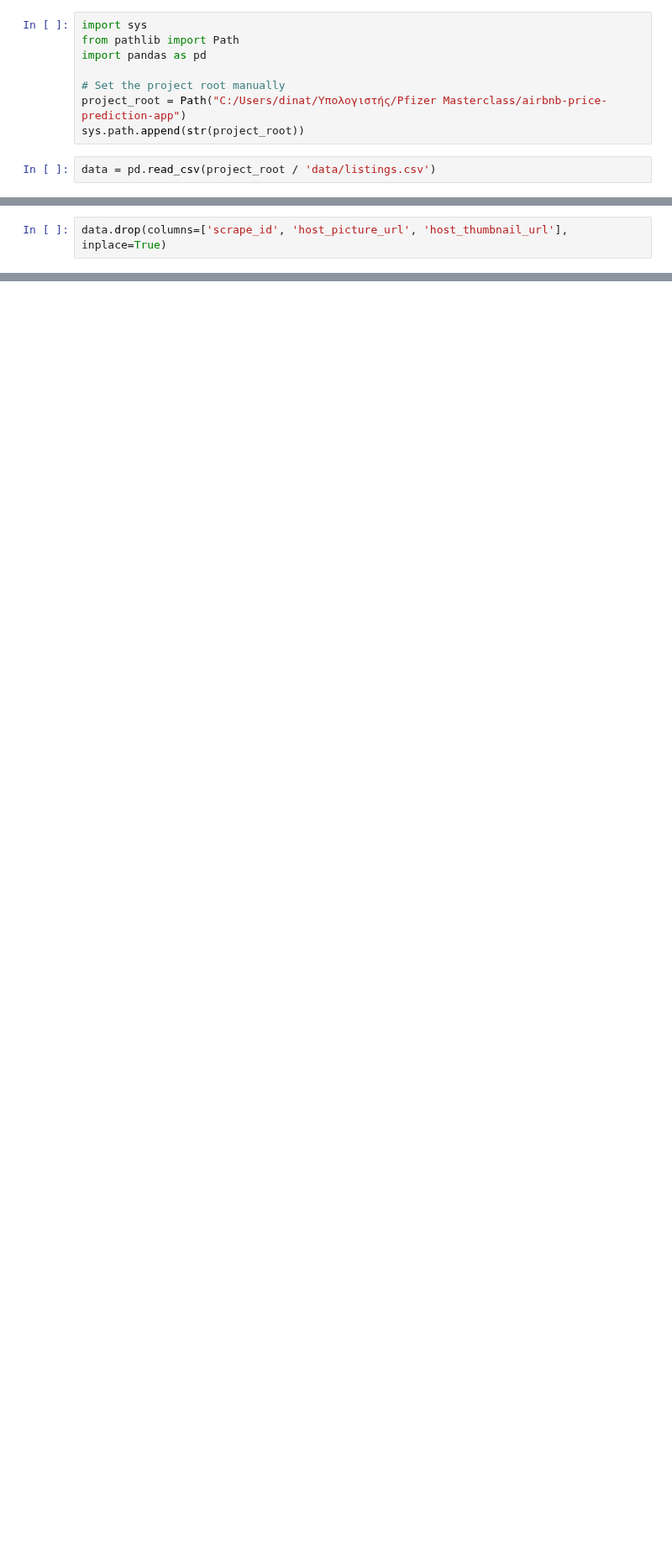
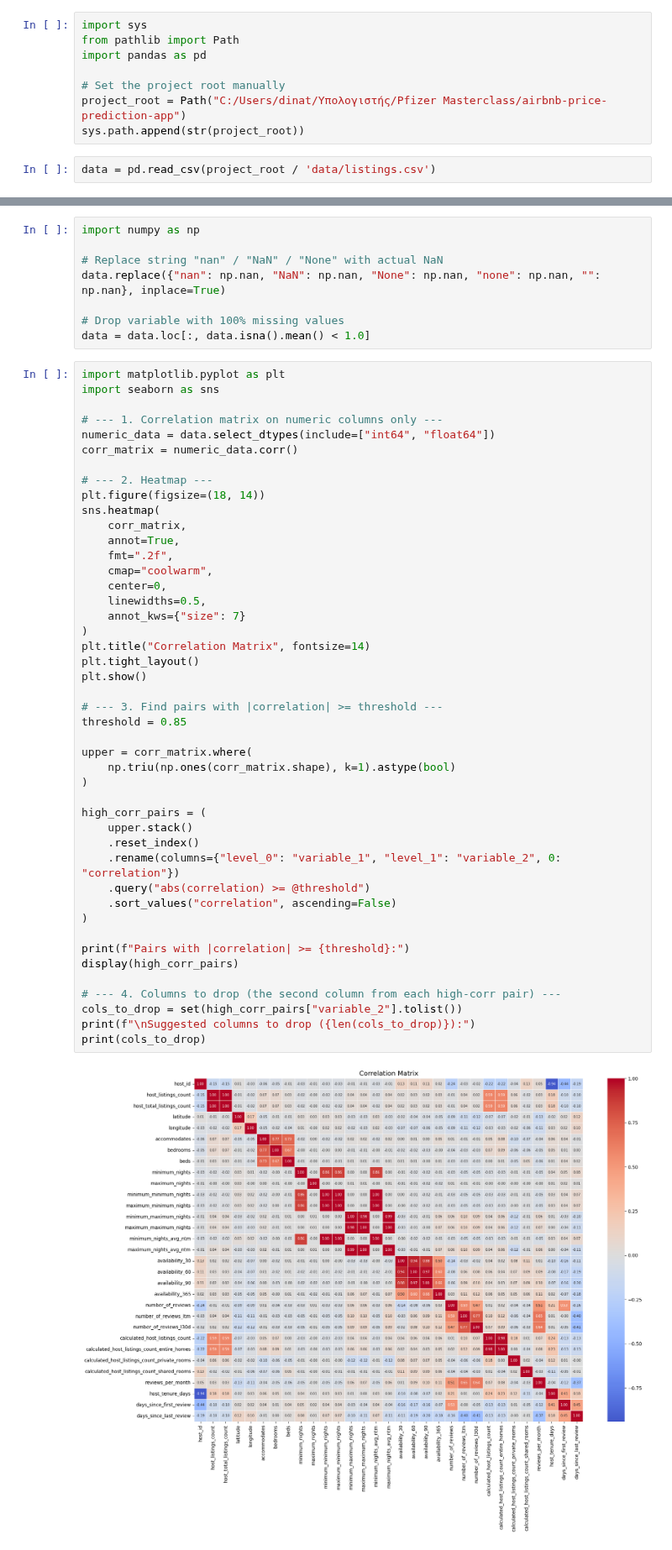
Before and after one commit to athinamousia/airbnb-price-prediction-app, a Jupyter notebook: Notebooks/test.ipynb, the cells around one changed output, grey strips where cells are left out. Shown at 84% size. Drawn from its saved outputs; the diff is of its cells as text; blank space fills up the shorter version.

```diff
--- a/Notebooks/test.ipynb
+++ b/Notebooks/test.ipynb
@@ -71,2 +10,0 @@ data.head(1)
-# %%
-data.drop(columns=['scrape_id', 'host_picture_url', 'host_thumbnail_url'], inplace=True)
@@ -263,0 +129,55 @@ Series([], Name: count, dtype: int64)
+# %%
+import numpy as np
+
+# Replace string "nan" / "NaN" / "None" with actual NaN
+data.replace({"nan": np.nan, "NaN": np.nan, "None": np.nan, "none": np.nan, "": np.nan}, inplace=True)
+
+# Drop variable with 100% missing values
+data = data.loc[:, data.isna().mean() < 1.0]
+# %%
+import matplotlib.pyplot as plt
+import seaborn as sns
+
+# --- 1. Correlation matrix on numeric columns only ---
+numeric_data = data.select_dtypes(include=["int64", "float64"])
+corr_matrix = numeric_data.corr()
+
+# --- 2. Heatmap ---
+plt.figure(figsize=(18, 14))
+sns.heatmap(
+    corr_matrix,
+    annot=True,
+    fmt=".2f",
+    cmap="coolwarm",
+    center=0,
+    linewidths=0.5,
+    annot_kws={"size": 7}
+)
+plt.title("Correlation Matrix", fontsize=14)
+plt.tight_layout()
+plt.show()
+
+# --- 3. Find pairs with |correlation| >= threshold ---
+threshold = 0.85
+
+upper = corr_matrix.where(
+    np.triu(np.ones(corr_matrix.shape), k=1).astype(bool)
+)
+
+high_corr_pairs = (
+    upper.stack()
+    .reset_index()
+    .rename(columns={"level_0": "variable_1", "level_1": "variable_2", 0: "correlation"})
+    .query("abs(correlation) >= @threshold")
+    .sort_values("correlation", ascending=False)
+)
+
+print(f"Pairs with |correlation| >= {threshold}:")
+display(high_corr_pairs)
+
+# --- 4. Columns to drop (the second column from each high-corr pair) ---
+cols_to_drop = set(high_corr_pairs["variable_2"].tolist())
+print(f"\nSuggested columns to drop ({len(cols_to_drop)}):")
+print(cols_to_drop)
+# %% [output]
+[figure, added]
```
Also changed, not shown: parts of 24 cells of this notebook, 19 other files.
